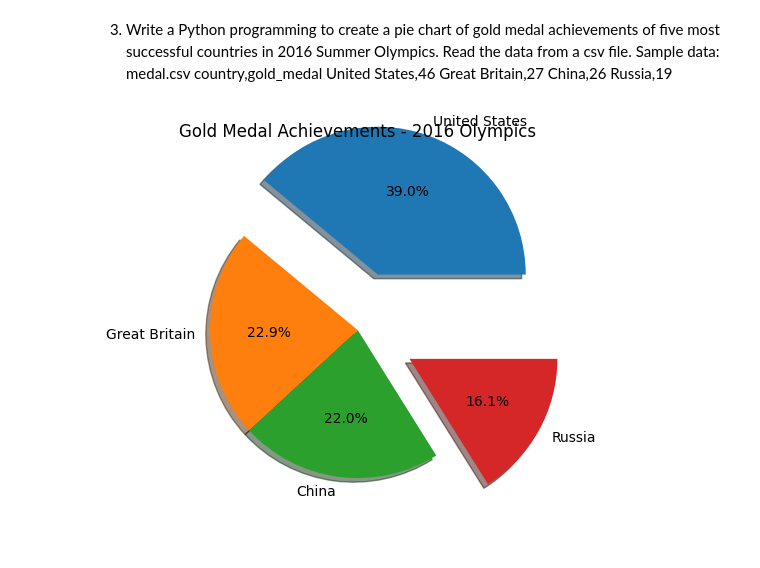
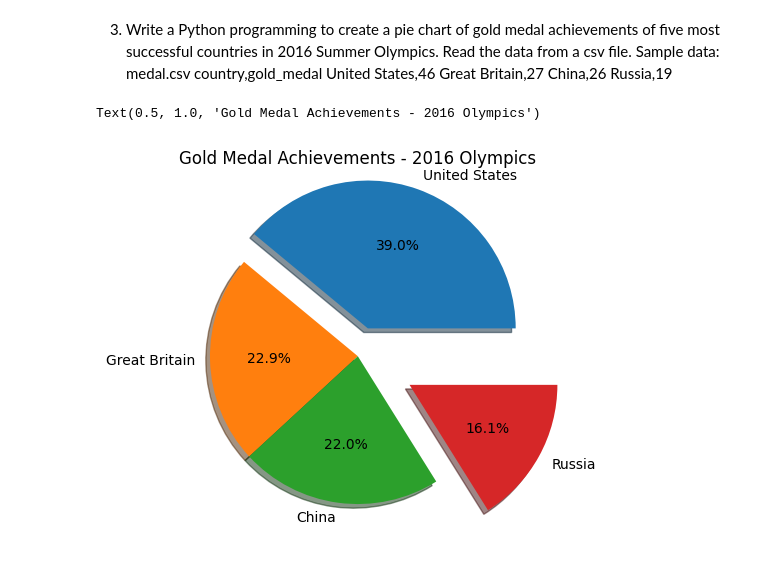
Before and after one commit to PMarrhia02/Pyhton_Libraries, a Jupyter notebook: matplotlib_piechart.ipynb, the cells around one changed output. Saved outputs shown, nothing was run; the diff lists cells and outputs as text; code cells hidden in the pictures.

```diff
--- a/matplotlib_piechart.ipynb
+++ b/matplotlib_piechart.ipynb
@@ -67,12 +67,10 @@ Russia,19
 # %%
 df = pd.read_csv("medal.csv")
 
-explode =(0.4, 0, 0, 0.4)
+explode =(0.2, 0, 0, 0.4)
 
 plt.pie(df['gold_medal'], labels=df['country'], autopct='%1.1f%%', explode= explode, shadow=True)
 plt.title("Gold Medal Achievements - 2016 Olympics")
-
-# Show the plot
-plt.show()
 # %% [output]
+Text(0.5, 1.0, 'Gold Medal Achievements - 2016 Olympics')
-[figure, old version]
+[figure, new version]
```
Also changed, not shown: 2 other files.
